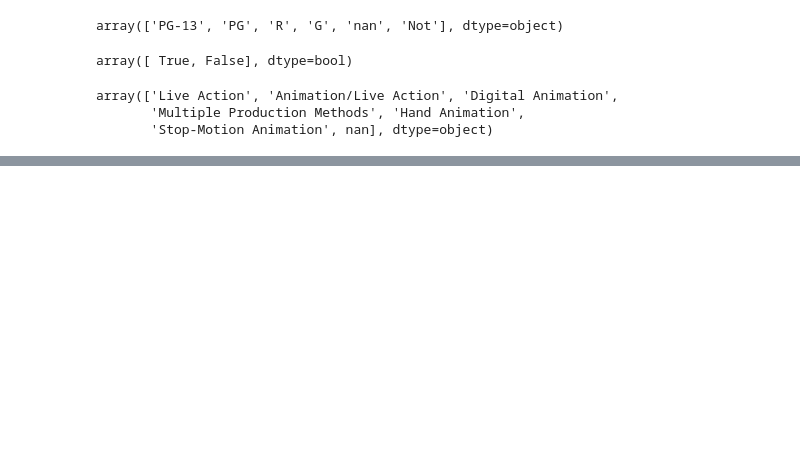
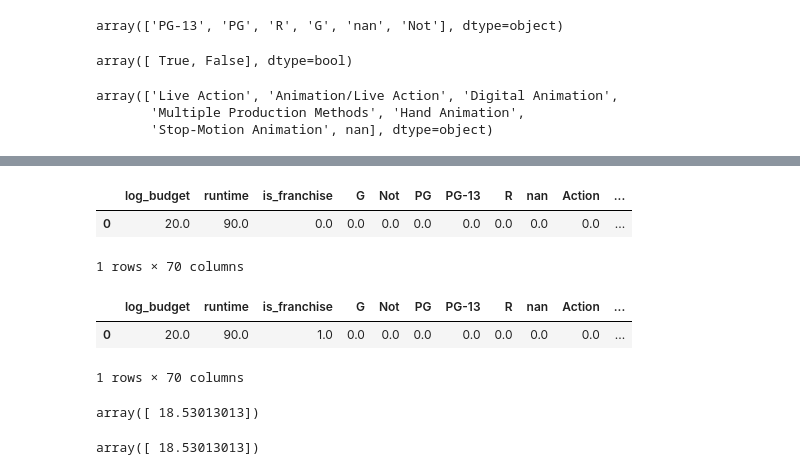
Before and after one commit to Rmloong/movie-revenue-predictor, a Jupyter notebook: EDA.ipynb, the cells around one changed output, grey strips where cells are left out. Drawn from its saved outputs; the diff is of its cells as text; code cells hidden in the pictures; blank space fills up the shorter version.

Commit message:
web app can now predict on 4 features!

```diff
--- a/EDA.ipynb
+++ b/EDA.ipynb
@@ -1330,0 +1550,4 @@ array(['Live Action', 'Animation/Live Action', 'Digital Animation',
+# %%
+prediction_array[0][9] = 1
+# %%
+prediction_array[0][0] = 20
@@ -1330,0 +1564,10 @@ array(['Live Action', 'Animation/Live Action', 'Digital Animation',
+# %%
+df_prediction_array = pd.DataFrame(prediction_array)
+# %%
+df_prediction_array.columns = X_test.columns
+# %%
+df_prediction_array
+# %% [output]
+|  | log_budget | runtime | is_franchise | G | Not | PG | PG-13 | R | nan | Action | ... |
+| 0 | 20.0 | 90.0 | 0.0 | 0.0 | 0.0 | 0.0 | 0.0 | 0.0 | 0.0 | 0.0 | ... |
+1 rows × 70 columns
@@ -1330,0 +1576,14 @@ array(['Live Action', 'Animation/Live Action', 'Digital Animation',
+# %%
+df_prediction_array
+# %% [output]
+|  | log_budget | runtime | is_franchise | G | Not | PG | PG-13 | R | nan | Action | ... |
+| 0 | 20.0 | 90.0 | 1.0 | 0.0 | 0.0 | 0.0 | 0.0 | 0.0 | 0.0 | 0.0 | ... |
+1 rows × 70 columns
+# %%
+rf_best_params.predict(df_prediction_array)
+# %% [output]
+array([ 18.53013013])
+# %%
+rf_best_params.predict(np.array(df_prediction_array))
+# %% [output]
+array([ 18.53013013])
```
Also changed, not shown: parts of 37 cells of this notebook, 6 other files.
